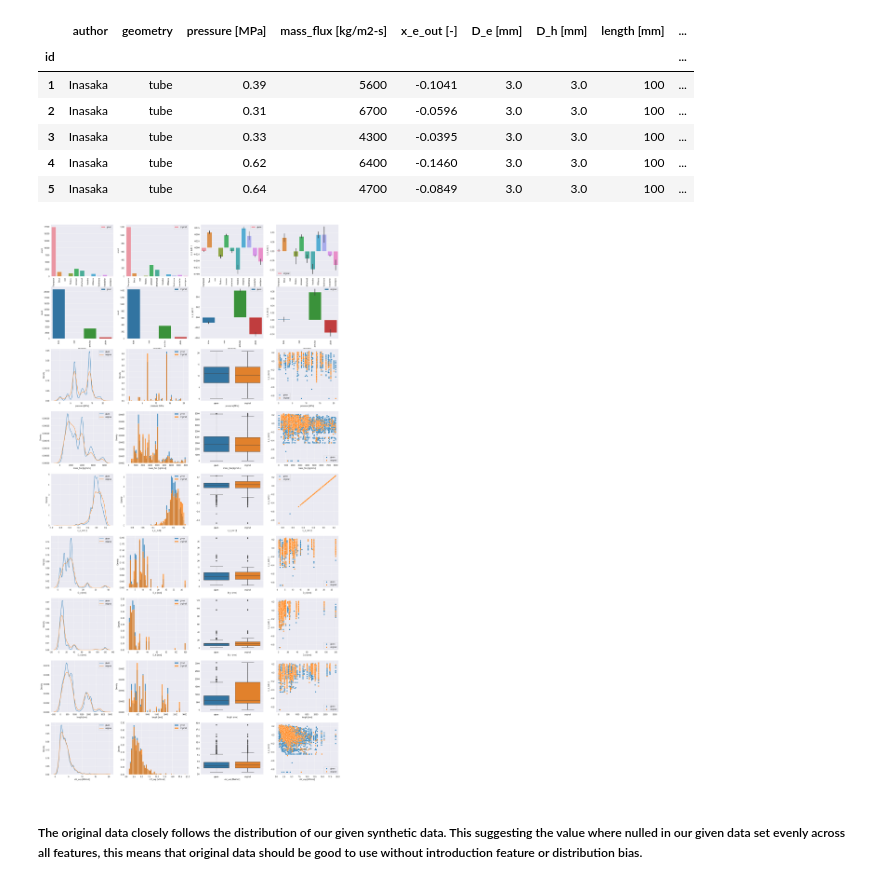
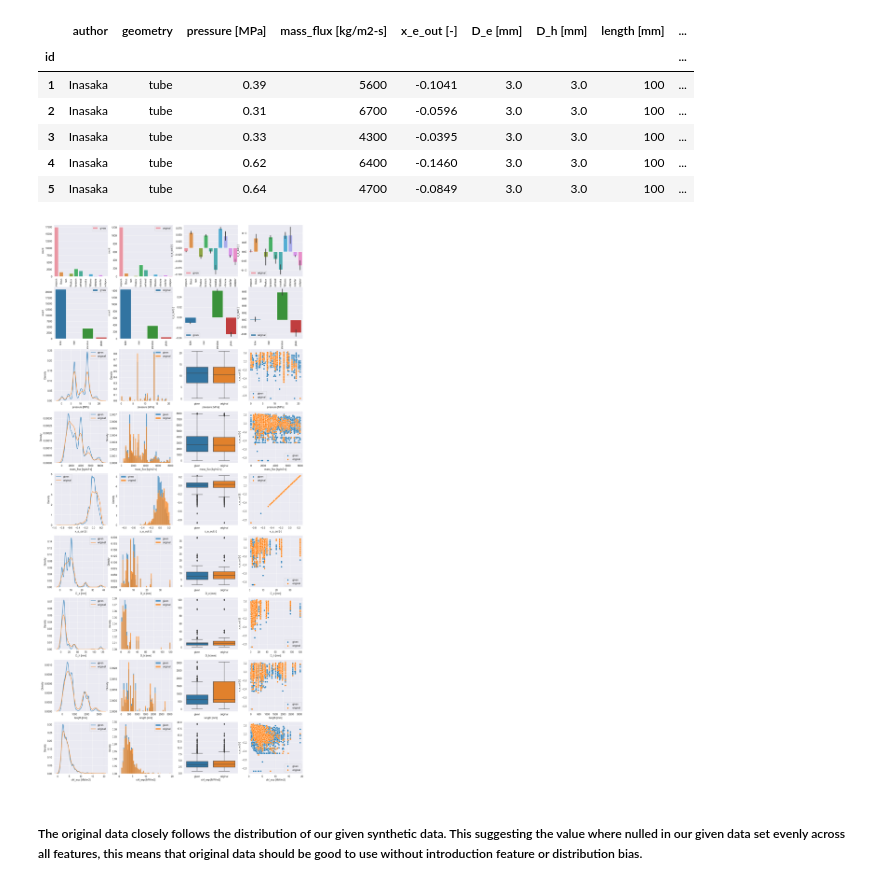
Before and after one commit to mnokno/FeatureImputationHeatFluxDataset, a Jupyter notebook: FeatureImputationHeatFluxDataset/src/FeatureImputationHeatFluxDataset.ipynb, the cells around one changed output. Saved outputs shown, nothing was run; the diff lists cells and outputs as text; code cells hidden in the pictures.

```diff
--- a/FeatureImputationHeatFluxDataset/src/FeatureImputationHeatFluxDataset.ipynb
+++ b/FeatureImputationHeatFluxDataset/src/FeatureImputationHeatFluxDataset.ipynb
@@ -108,7 +110,7 @@ df_og.head()
 | 4 | Inasaka | tube | 0.62 | 6400 | -0.1460 | 3.0 | 3.0 | 100 | ... |
 | 5 | Inasaka | tube | 0.64 | 4700 | -0.0849 | 3.0 | 3.0 | 100 | ... |
 # %%
-fig, axes = plt.subplots(nrows=len(df_data.columns), ncols=4, figsize=(26, 50))
+fig, axes = plt.subplots(nrows=len(df_data.columns), ncols=4, figsize=(18, 40))
 axes = axes.flatten()
 
 def graph_numerical_feature(data: list[tuple[pd.DataFrame, str, str]], target: str, axes_start_i: int) -> None:
@@ -141,34 +143,34 @@ def graph_categorical_feature(data: list[tuple[pd.DataFrame, str, str]], target:
 
     # Plot barplots
     for il, data_pack in enumerate(data):
         df, column, label = data_pack
         sns.countplot(x=column, data=df, label=label, order=category_order, ax=axes[axes_start_i + il])
         axes[axes_start_i + il].tick_params(axis='x', rotation=90)  # Rotate x-axis labels
 
     # Plot target correlation
     for il, data_pack in enumerate(data):
         df, column, label = data_pack
         sns.barplot(x=column, y=target, data=df, label=label, order=category_order, ax=axes[axes_start_i + 2 + il])
         axes[axes_start_i + 2 + il].tick_params(axis='x', rotation=90)  # Rotate x-axis labels
 
     # Plot legends
     axes[axes_start_i].legend()
     axes[axes_start_i + 1].legend()
     axes[axes_start_i + 2].legend()
     axes[axes_start_i + 3].legend()
 
 
 i = 0
 for col in df_data.columns:
     if pd.api.types.is_numeric_dtype(df_data[col]):
         graph_numerical_feature([(df_data, col, 'given'), (df_og, col, 'original')], 'x_e_out [-]', i)
     else:
         graph_categorical_feature([(df_data, col, 'given'), (df_og, col, 'original')], 'x_e_out [-]', i)
     i += 4
 
 plt.show()
 # %% [output]
-[figure, old version]
+[figure, new version]
 # %% [markdown]
 ##### The original data closely follows the distribution of our given synthetic data. This suggesting the value where nulled in our given data set evenly across all features, this means that original data should be good to use without introduction feature or distribution bias.
 # %%
```
Also changed, not shown: parts of 17 cells of this notebook, 1 other file.
